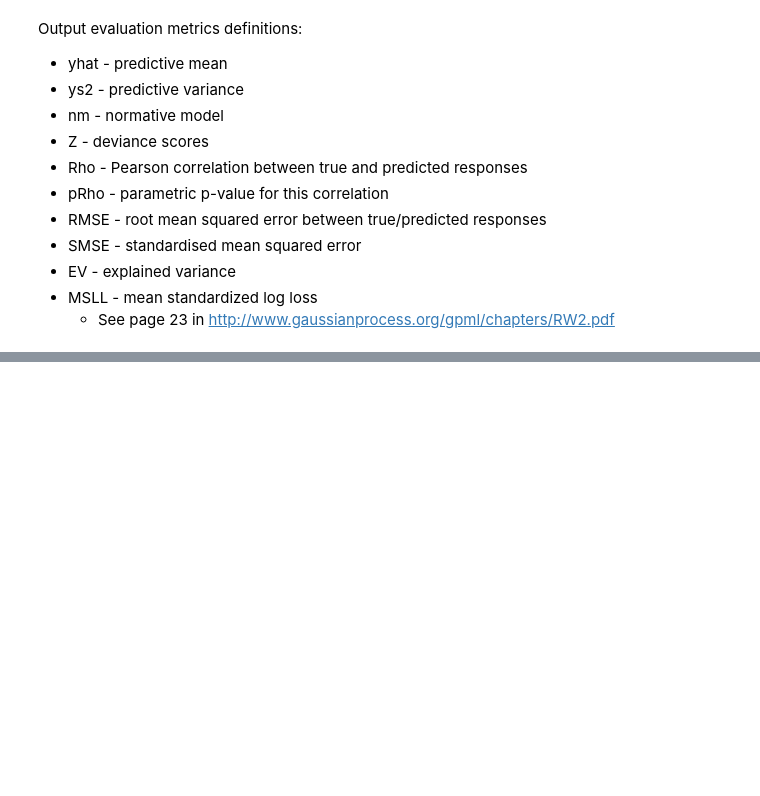
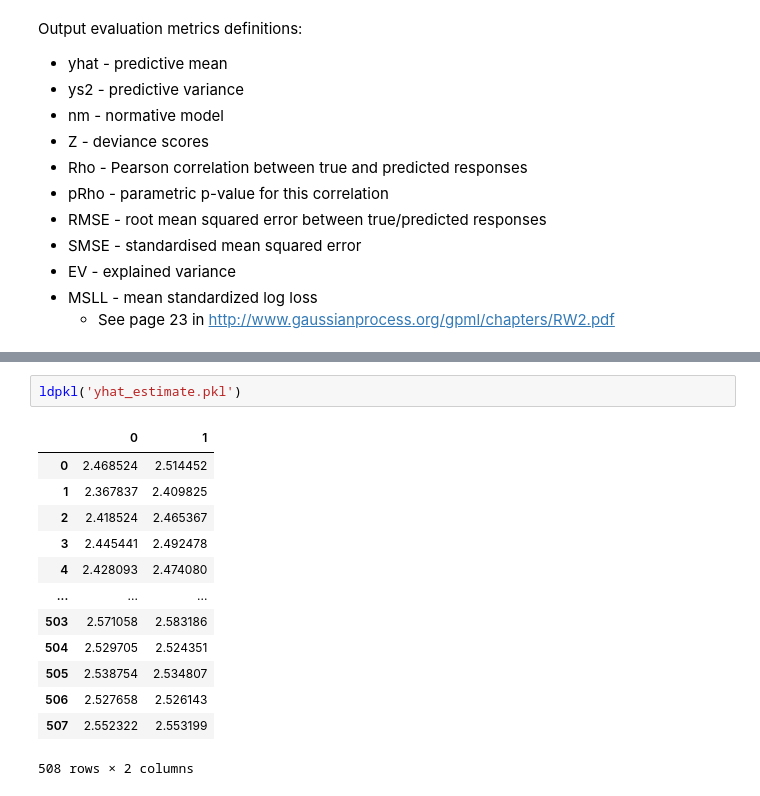
Before and after one commit to brainhack-school2022/dimitrijevic_project, a Jupyter notebook: PCNToolkitDemo/tutorials/HBR_FCON/HBR_NormativeModel_FCONdata_Tutorial.ipynb, the cells around one changed output, grey strips where cells are left out. Drawn from its saved outputs; the diff is of its cells as text; blank space fills up the shorter version.

```diff
--- a/PCNToolkitDemo/tutorials/HBR_FCON/HBR_NormativeModel_FCONdata_Tutorial.ipynb
+++ b/PCNToolkitDemo/tutorials/HBR_FCON/HBR_NormativeModel_FCONdata_Tutorial.ipynb
@@ -380,0 +385,16 @@ Output evaluation metrics definitions:
+# %%
+ldpkl('yhat_estimate.pkl')
+# %% [output]
+|  | 0 | 1 |
+| 0 | 2.468524 | 2.514452 |
+| 1 | 2.367837 | 2.409825 |
+| 2 | 2.418524 | 2.465367 |
+| 3 | 2.445441 | 2.492478 |
+| 4 | 2.428093 | 2.474080 |
+| ... | ... | ... |
+| 503 | 2.571058 | 2.583186 |
+| 504 | 2.529705 | 2.524351 |
+| 505 | 2.538754 | 2.534807 |
+| 506 | 2.527658 | 2.526143 |
+| 507 | 2.552322 | 2.553199 |
+508 rows × 2 columns
```
Also changed, not shown: parts of 4 cells of this notebook.
